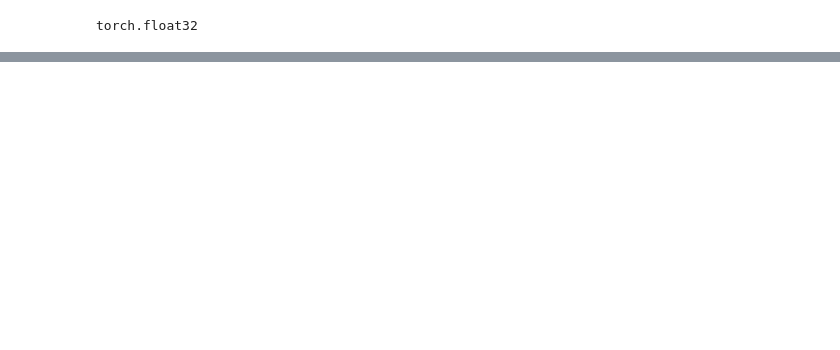
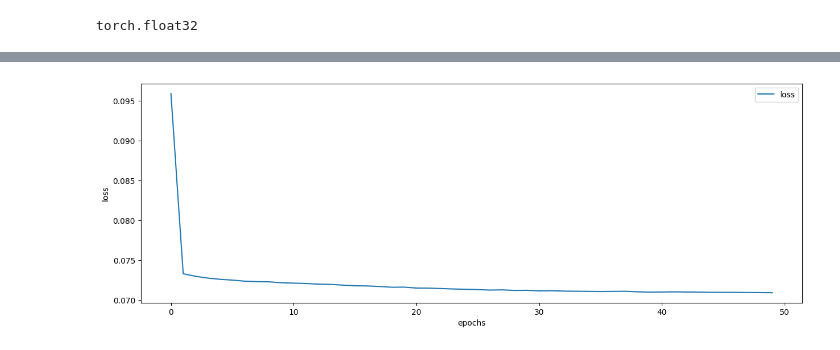
Before and after one commit to sebascarag/AI-SyntheticSound, a Jupyter notebook: TSNE Urbansound8K.ipynb, the cells around one changed output, grey strips where cells are left out. Saved outputs shown, nothing was run; the diff lists cells and outputs as text; code cells hidden in the pictures; blank space fills up the shorter version.

```diff
--- a/TSNE Urbansound8K.ipynb
+++ b/TSNE Urbansound8K.ipynb
@@ -131,7 +173,7 @@ print('Device:', device)
 
 # Hyperparameters
 random_seed = 0
-learning_rate = 0.001
+learning_rate = 0.0001
 # learning_rate = 0.0001
 num_epochs = 50
 batch_size = 8
@@ -145,6 +187,7 @@ num_hidden_1 = 512
 # num_latent = 35
 num_latent = 512
 
+torch.manual_seed(random_seed)  # garantizar repetibilidad
 # train data
 data = DataLoader(
         dataset,
@@ -189,3 +221,15 @@ else:
+# %%
+def identifyNet(model):
+  cvae = False
+  model_name = str(type(model))
+  result = regex.search(r"'(.*?)'", model_name)
+  model_name = result.group(1)
+  if model_name.__contains__('Model_CVAE'):
+    print('model CVAE')
+    cvae = True
+  else:
+    print('model VAE')
+  return cvae, model_name
 # %%
 def to_onehot(labels, num_classes):
   # binariza las etiquetas, es decir convierte las etiquetas de clase en columnas y por fila, asigna un 1 en la columna que cumpla con la etiqueta
@@ -262,0 +354,8 @@ def train(model, data, num_epochs=20, kl_version=2, reduction='sum'):
+# %%
+def plot_losses(val_loss):
+  plt.figure(figsize=(15, 5))
+  plt.plot(val_loss, label={"loss", "kl", "pw"})
+  plt.legend(loc='best')
+  plt.xlabel("epochs")
+  plt.ylabel("loss")
+  plt.show()
@@ -263,3 +382,3 @@ def train(model, data, num_epochs=20, kl_version=2, reduction='sum'):
 # %%
-(trained_vae, losses_vae) = train(modelVAE, data, kl_version=2, reduction='sum')
+trained_vae, losses_vae = train(modelVAE, data, num_epochs, kl_version=2)
 # %% [output]
@@ -339,0 +406,4 @@ Total Time: 1.18 min
+# %%
+plot_losses(losses_vae)
+# %% [output]
+[figure, added]
```
Also changed, not shown: parts of 66 cells of this notebook.
